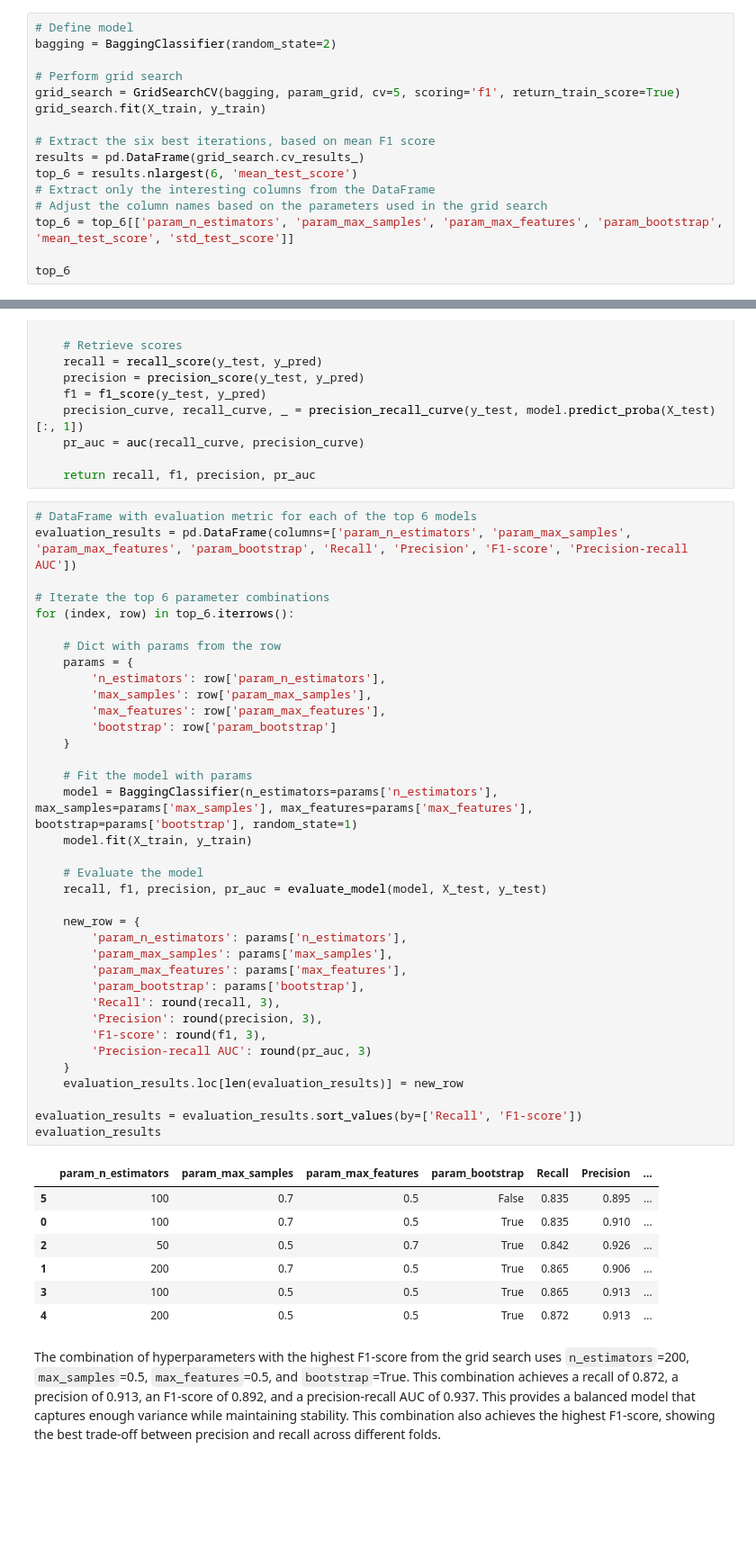
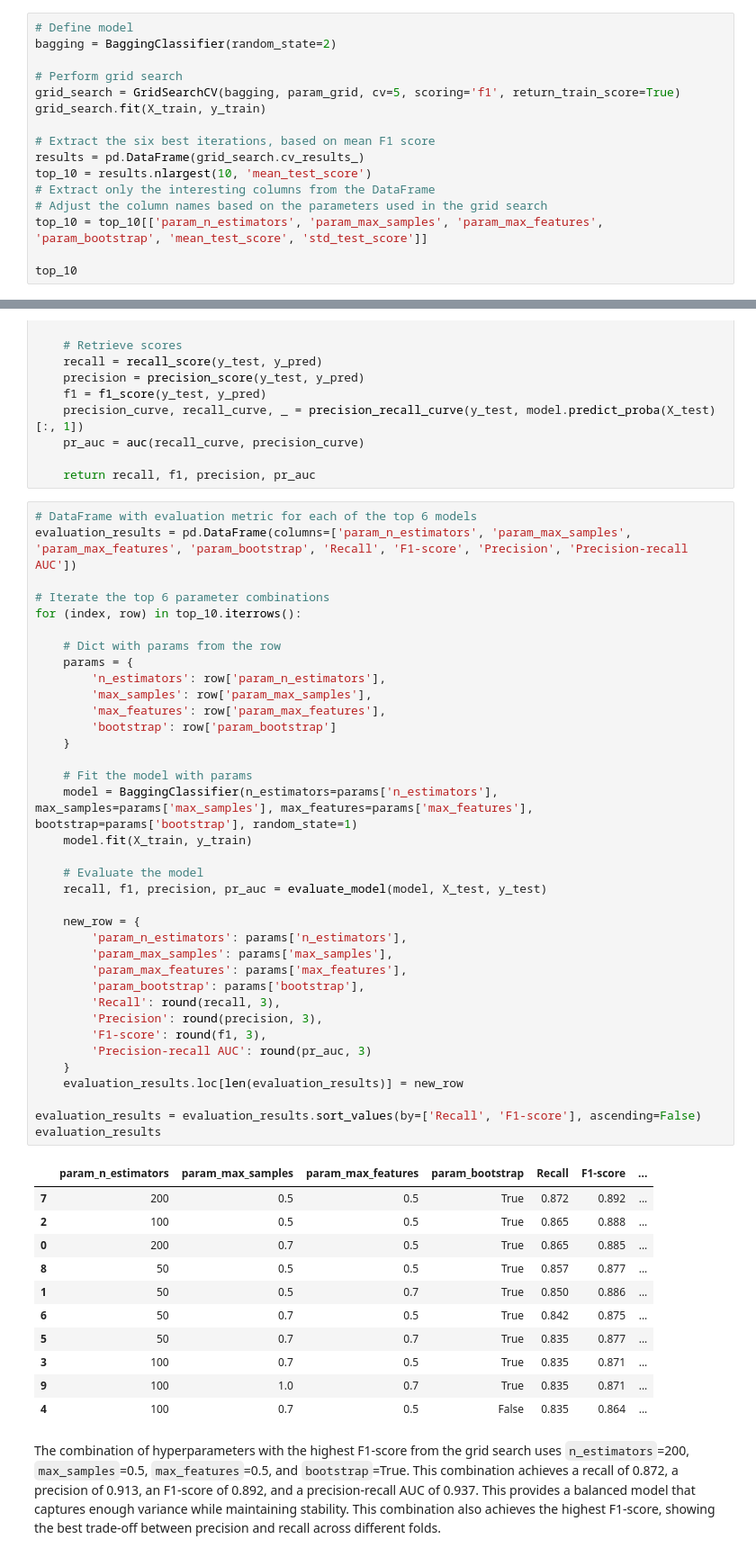
Before and after one commit to magnuis/ai_applied_to_engineering, a Jupyter notebook: project_part_2/bagging.ipynb, the cells around one changed output, grey strips where cells are left out. Shown: that part at 90% size. Drawn from its saved outputs; the diff is of its cells as text; blank space fills up the shorter version.

```diff
--- a/project_part_2/bagging.ipynb
+++ b/project_part_2/bagging.ipynb
@@ -105,11 +105,11 @@ grid_search.fit(X_train, y_train)
 
 # Extract the six best iterations, based on mean F1 score
 results = pd.DataFrame(grid_search.cv_results_)
-top_6 = results.nlargest(6, 'mean_test_score')
+top_10 = results.nlargest(10, 'mean_test_score')
 # Extract only the interesting columns from the DataFrame
 # Adjust the column names based on the parameters used in the grid search
-top_6 = top_6[['param_n_estimators', 'param_max_samples', 'param_max_features', 'param_bootstrap', 'mean_test_score', 'std_test_score']]
+top_10 = top_10[['param_n_estimators', 'param_max_samples', 'param_max_features', 'param_bootstrap', 'mean_test_score', 'std_test_score']]
 
-top_6
+top_10
 # %% [output]
 |  | param_n_estimators | param_max_samples | param_max_features | param_bootstrap | mean_test_score | ... |
@@ -151,48 +155,52 @@ def evaluate_model(model, X_test, y_test):
     return recall, f1, precision, pr_auc
 # %%
 # DataFrame with evaluation metric for each of the top 6 models
-evaluation_results = pd.DataFrame(columns=['param_n_estimators', 'param_max_samples', 'param_max_features', 'param_bootstrap', 'Recall', 'Precision', 'F1-score', 'Precision-recall AUC'])
+evaluation_results = pd.DataFrame(columns=['param_n_estimators', 'param_max_samples', 'param_max_features', 'param_bootstrap', 'Recall', 'F1-score', 'Precision', 'Precision-recall AUC'])
 
 # Iterate the top 6 parameter combinations
-for (index, row) in top_6.iterrows():
+for (index, row) in top_10.iterrows():
 
     # Dict with params from the row
     params = {
         'n_estimators': row['param_n_estimators'],
         'max_samples': row['param_max_samples'],
         'max_features': row['param_max_features'],
         'bootstrap': row['param_bootstrap']
     }
 
     # Fit the model with params
     model = BaggingClassifier(n_estimators=params['n_estimators'], max_samples=params['max_samples'], max_features=params['max_features'], bootstrap=params['bootstrap'], random_state=1)
     model.fit(X_train, y_train)
 
     # Evaluate the model
     recall, f1, precision, pr_auc = evaluate_model(model, X_test, y_test)
 
     new_row = {
         'param_n_estimators': params['n_estimators'],
         'param_max_samples': params['max_samples'],
         'param_max_features': params['max_features'],
         'param_bootstrap': params['bootstrap'],
         'Recall': round(recall, 3),
         'Precision': round(precision, 3),
         'F1-score': round(f1, 3),
         'Precision-recall AUC': round(pr_auc, 3)
     }
     evaluation_results.loc[len(evaluation_results)] = new_row
 
-evaluation_results = evaluation_results.sort_values(by=['Recall', 'F1-score'])
+evaluation_results = evaluation_results.sort_values(by=['Recall', 'F1-score'], ascending=False)
 evaluation_results
 # %% [output]
-|  | param_n_estimators | param_max_samples | param_max_features | param_bootstrap | Recall | Precision | ... |
-| 5 | 100 | 0.7 | 0.5 | False | 0.835 | 0.895 | ... |
-| 0 | 100 | 0.7 | 0.5 | True | 0.835 | 0.910 | ... |
-| 2 | 50 | 0.5 | 0.7 | True | 0.842 | 0.926 | ... |
-| 1 | 200 | 0.7 | 0.5 | True | 0.865 | 0.906 | ... |
-| 3 | 100 | 0.5 | 0.5 | True | 0.865 | 0.913 | ... |
-| 4 | 200 | 0.5 | 0.5 | True | 0.872 | 0.913 | ... |
+|  | param_n_estimators | param_max_samples | param_max_features | param_bootstrap | Recall | F1-score | ... |
+| 7 | 200 | 0.5 | 0.5 | True | 0.872 | 0.892 | ... |
+| 2 | 100 | 0.5 | 0.5 | True | 0.865 | 0.888 | ... |
+| 0 | 200 | 0.7 | 0.5 | True | 0.865 | 0.885 | ... |
+| 8 | 50 | 0.5 | 0.5 | True | 0.857 | 0.877 | ... |
+| 1 | 50 | 0.5 | 0.7 | True | 0.850 | 0.886 | ... |
+| 6 | 50 | 0.7 | 0.5 | True | 0.842 | 0.875 | ... |
+| 5 | 50 | 0.7 | 0.7 | True | 0.835 | 0.877 | ... |
+| 3 | 100 | 0.7 | 0.5 | True | 0.835 | 0.871 | ... |
+| 9 | 100 | 1.0 | 0.7 | True | 0.835 | 0.871 | ... |
+| 4 | 100 | 0.7 | 0.5 | False | 0.835 | 0.864 | ... |
 # %% [markdown]
 The combination of hyperparameters with the highest F1-score from the grid search uses `n_estimators`=200, `max_samples`=0.5, `max_features`=0.5, and `bootstrap`=True. This combination achieves a recall of 0.872, a precision of 0.913, an F1-score of 0.892, and a precision-recall AUC of 0.937. This provides a balanced model that captures enough variance while maintaining stability. This combination also achieves the highest F1-score, showing the best trade-off between precision and recall across different folds.
 # %% [markdown]
```
Also changed, not shown: parts of 6 cells of this notebook.
